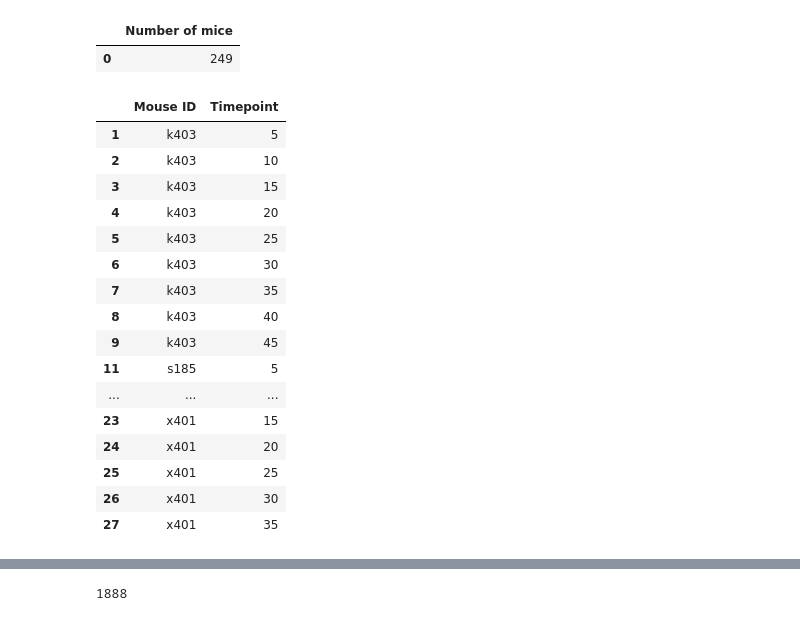
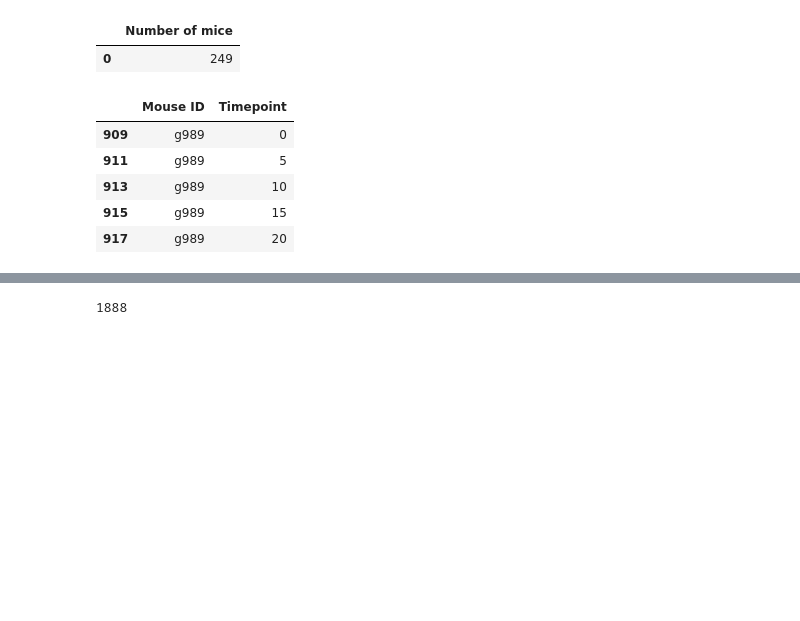
Before and after one commit to FreddyRangelA/Matplotlib, a Jupyter notebook: pymaceuticals_starter.ipynb, the cells around one changed output, grey strips where cells are left out. Cells and saved outputs as stored; diff of their text form; code cells hidden in the pictures; blank space fills up the shorter version.

```diff
--- a/pymaceuticals_starter.ipynb
+++ b/pymaceuticals_starter.ipynb
@@ -54,26 +54,15 @@ mice_df
 # %%
 # Getting the duplicate mice by ID number that shows up for Mouse ID and Timepoint.
 duplicate_mouseID_df=mouse_results_df.copy()
-duplicate=duplicate_mouseID_df[['Mouse ID','Timepoint']][duplicate_mouseID_df.duplicated(['Mouse ID'])]
+duplicate=duplicate_mouseID_df[['Mouse ID','Timepoint']][duplicate_mouseID_df.duplicated(['Mouse ID','Timepoint'])]
 duplicate.head(25)
 # %% [output]
 |  | Mouse ID | Timepoint |
-| 1 | k403 | 5 |
-| 2 | k403 | 10 |
-| 3 | k403 | 15 |
-| 4 | k403 | 20 |
-| 5 | k403 | 25 |
-| 6 | k403 | 30 |
-| 7 | k403 | 35 |
-| 8 | k403 | 40 |
-| 9 | k403 | 45 |
-| 11 | s185 | 5 |
-| ... | ... | ... |
-| 23 | x401 | 15 |
-| 24 | x401 | 20 |
-| 25 | x401 | 25 |
-| 26 | x401 | 30 |
-| 27 | x401 | 35 |
+| 909 | g989 | 0 |
+| 911 | g989 | 5 |
+| 913 | g989 | 10 |
+| 915 | g989 | 15 |
+| 917 | g989 | 20 |
 # %%
 # Optional: Get all the data for the duplicate mouse ID.
 duplicate_all=duplicate_mouseID_df[duplicate_mouseID_df.duplicated('Mouse ID')]
```
Also changed, not shown: parts of 6 cells of this notebook.
